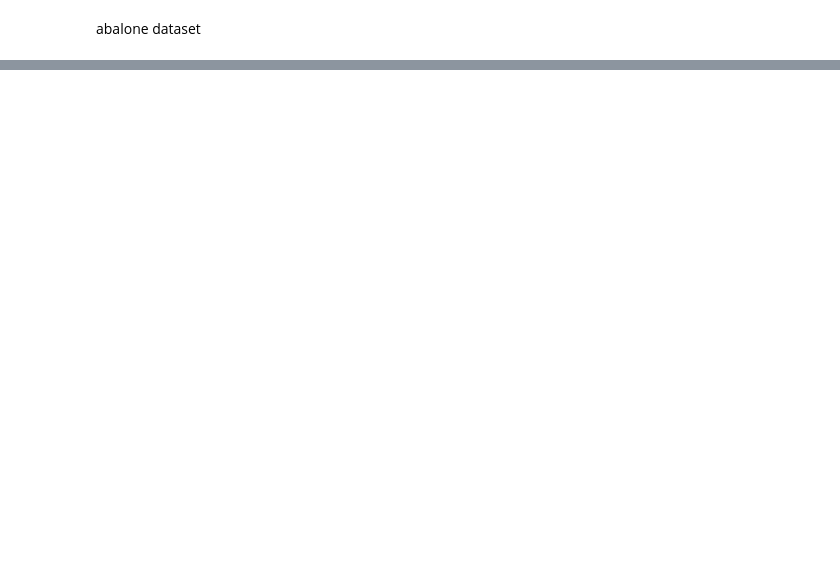
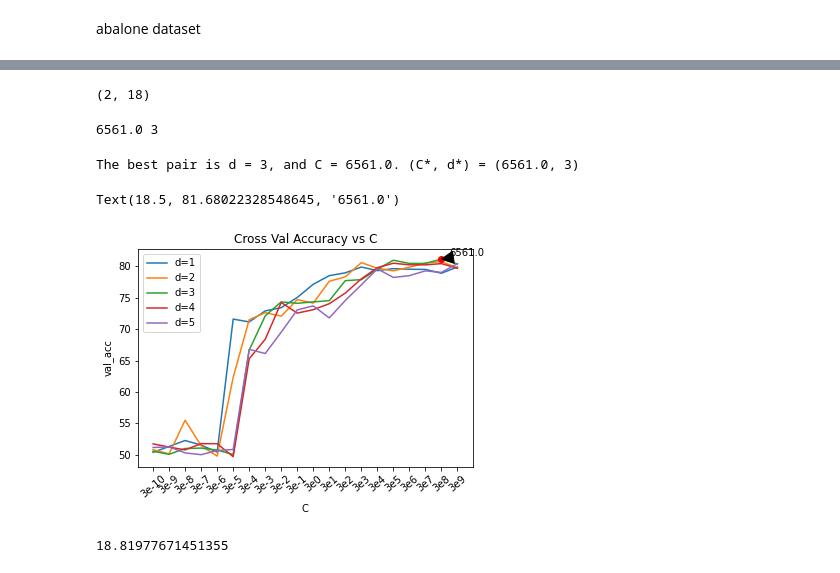
Before and after one commit to Xiang-Pan/NYU_FML, a Jupyter notebook: HW2/c.ipynb, the cells around one changed output, grey strips where cells are left out. Cells and saved outputs as stored; diff of their text form; code cells hidden in the pictures; blank space fills up the shorter version.

```diff
--- a/HW2/c.ipynb
+++ b/HW2/c.ipynb
@@ -197,0 +91,3 @@ prob = svm_problem(train_Y,train_X)
+# %%
+train_y_scaled, train_x_scaled = svm_read_problem('./cached_datasets/abalone_train_scaled')
+test_y_scaled, test_x_scaled = svm_read_problem('./cached_datasets/abalone_test_scaled')
@@ -197,0 +156,4 @@ prob = svm_problem(train_Y,train_X)
+# %%
+acc_res = np.array(acc_res)
+# %%
+acc_res = acc_res.T
@@ -197,0 +191,45 @@ prob = svm_problem(train_Y,train_X)
+# %%
+from numpy import unravel_index
+unravel_index(acc_res.argmax(), acc_res.shape)
+# %% [output]
+(2, 18)
+# %%
+c_star_index = unravel_index(acc_res.argmax(), acc_res.shape)[1]
+c_star = C[unravel_index(acc_res.argmax(), acc_res.shape)[1]]
+
+d_star = unravel_index(acc_res.argmax(), acc_res.shape)[0] + 1
+# %%
+print(c_star, d_star)
+# %% [output]
+6561.0 3
+# %%
+print(f"The best pair is d = {d_star}, and C = {c_star}. (C*, d*) = ({c_star}, {d_star})")
+# %% [output]
+The best pair is d = 3, and C = 6561.0. (C*, d*) = (6561.0, 3)
+# %%
+# plot p_acc_list vs C for each d with subplot
+import matplotlib.pyplot as plt
+res = acc_res
+
+for i in range(len(res)):
+    # plt.figure(figsize=(20,20))
+    # plt.subplot(5,10,i+1)
+    plt.plot(res[i])
+plt.legend(['d=1', 'd=2', 'd=3', 'd=4', 'd=5'])
+
+# plt.plot(p_acc_list)
+plt.title('Cross Val Accuracy vs C')
+plt.xlabel('C')
+plt.ylabel('val_acc')
+plt.xticks([i for i in range(20)],[f"3e{i}" for i in range(-10, 10)], rotation=40)
+# mark max
+plt.plot(c_star_index, res.max(), 'ro')
+# max lengend
+plt.annotate(f'{c_star}', xy=(c_star_index, res.max()), xytext=(c_star_index+0.5, res.max()+0.5), arrowprops=dict(facecolor='black', shrink=0.01))
+# %% [output]
+Text(18.5, 81.68022328548645, '6561.0')
+[figure, added]
+# %%
+100 - res.max()
+# %% [output]
+18.81977671451355
```
Also changed, not shown: parts of 106 cells of this notebook, 18 other files.
